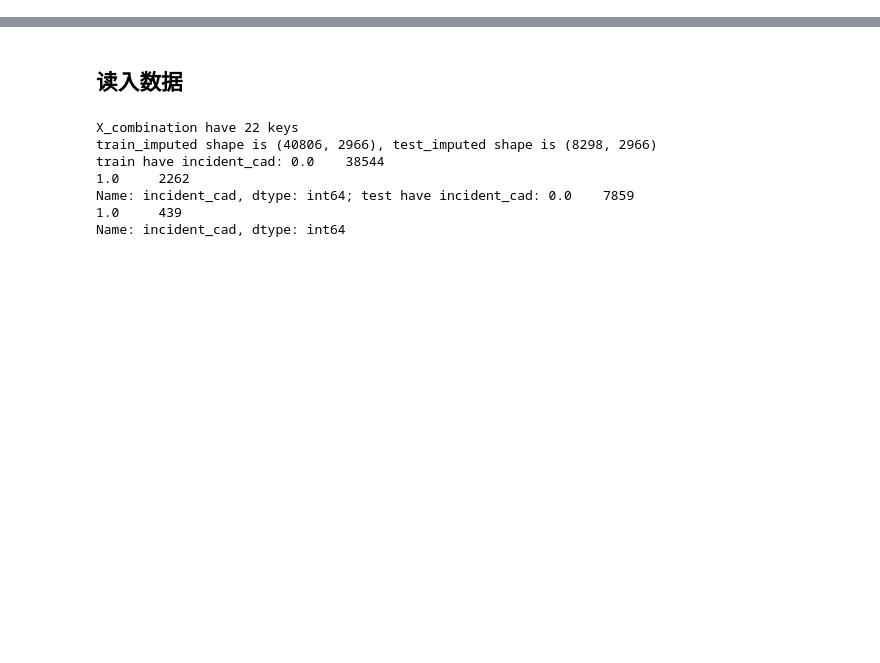
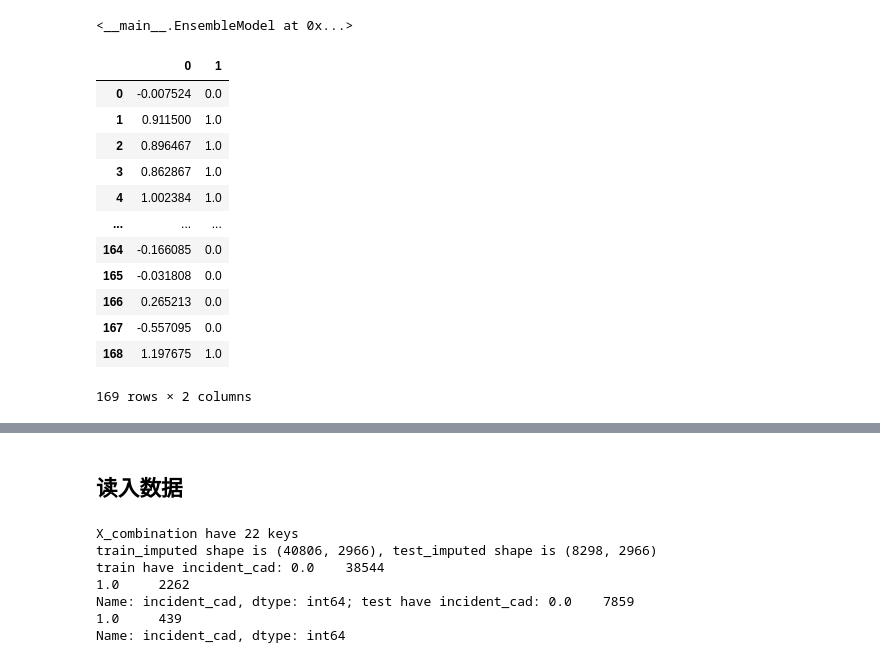
Before and after one commit to 1511878618/ppp_prediction, a Jupyter notebook: 2.1_fit_subset_best_ml_model.ipynb, the cells around one changed output, grey strips where cells are left out. Drawn from its saved outputs; the diff is of its cells as text; code cells hidden in the pictures; blank space fills up the shorter version.

```diff
--- a/2.1_fit_subset_best_ml_model.ipynb
+++ b/2.1_fit_subset_best_ml_model.ipynb
@@ -156,0 +411,24 @@ def fit_best_model(train_df, test_df, X_var, y_var, method_list=None, cv=10, ver
+# %%
+em = EnsembleModel(
+    models=model_list,
+    coef_name=total.columns[:-1].tolist(),
+)
+em
+# %% [output]
+<__main__.EnsembleModel at 0x...>
+# %%
+pd.DataFrame([em.predict(X_test), y_test]).T
+# %% [output]
+|  | 0 | 1 |
+| 0 | -0.007524 | 0.0 |
+| 1 | 0.911500 | 1.0 |
+| 2 | 0.896467 | 1.0 |
+| 3 | 0.862867 | 1.0 |
+| 4 | 1.002384 | 1.0 |
+| ... | ... | ... |
+| 164 | -0.166085 | 0.0 |
+| 165 | -0.031808 | 0.0 |
+| 166 | 0.265213 | 0.0 |
+| 167 | -0.557095 | 0.0 |
+| 168 | 1.197675 | 1.0 |
+169 rows × 2 columns
```
Also changed, not shown: parts of 4 cells of this notebook, 2 other files.
